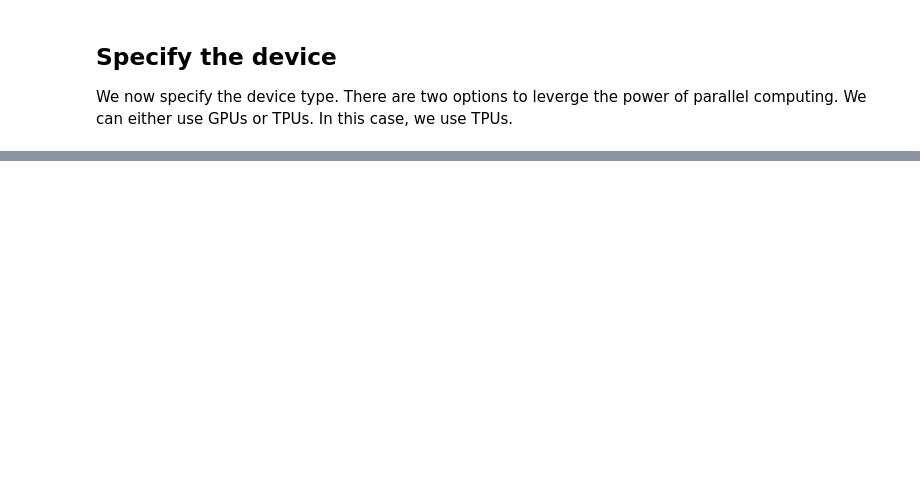
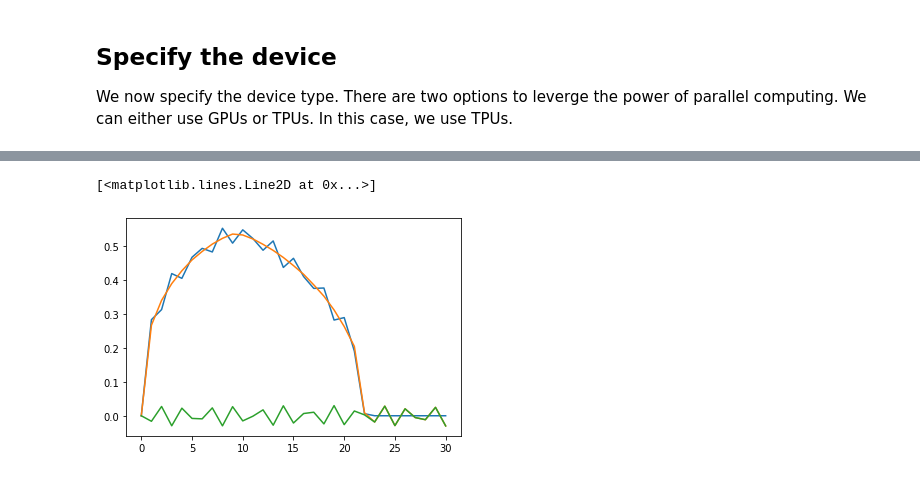
Before and after one commit to Shreyas911/PINN, a Jupyter notebook: PINN_himalayan_mountain_glacier_fake_data.ipynb, the cells around one changed output, grey strips where cells are left out. Saved outputs shown, nothing was run; the diff lists cells and outputs as text; code cells hidden in the pictures; blank space fills up the shorter version.

```diff
--- a/PINN_himalayan_mountain_glacier_fake_data.ipynb
+++ b/PINN_himalayan_mountain_glacier_fake_data.ipynb
@@ -80,0 +189,7 @@ physics_informed_NN
+# %%
+plt.plot(H_true[:,-1])
+plt.plot(h_true[:,-1])
+plt.plot(b_true)
+# %% [output]
+[<matplotlib.lines.Line2D at 0x...>]
+[figure, added]
```
Also changed, not shown: parts of 20 cells of this notebook.
